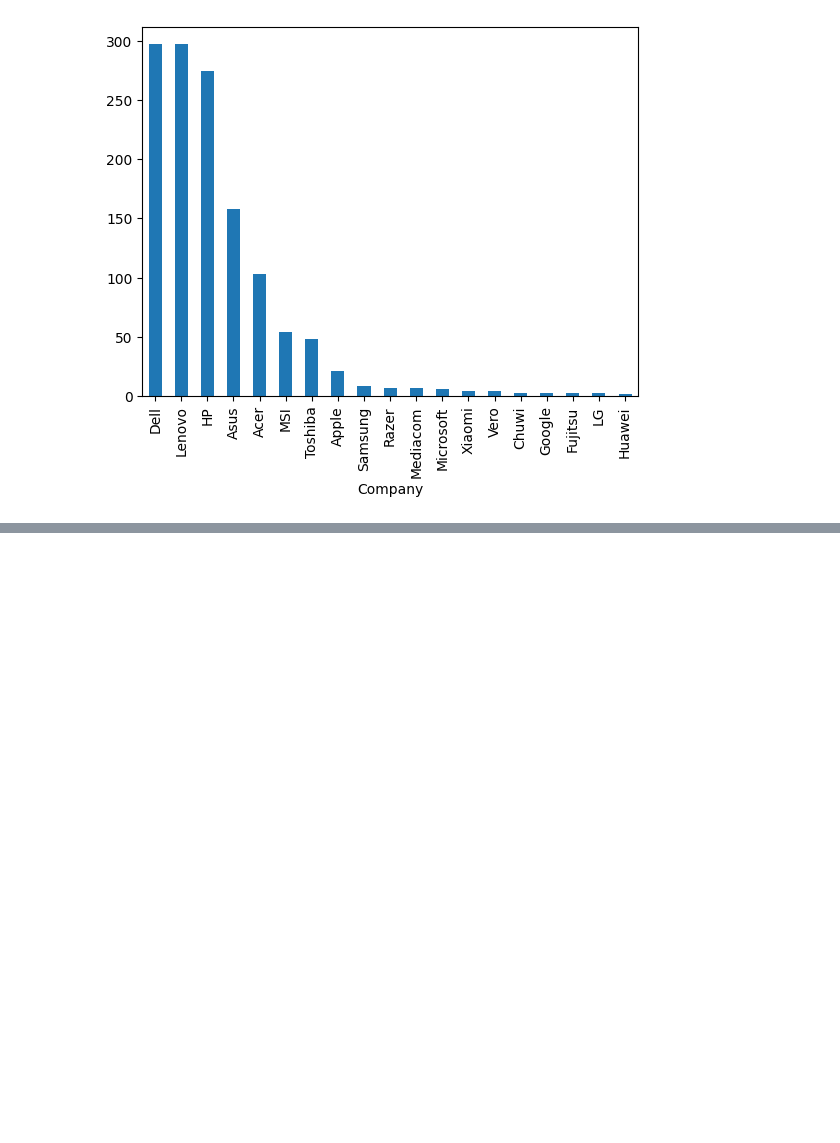
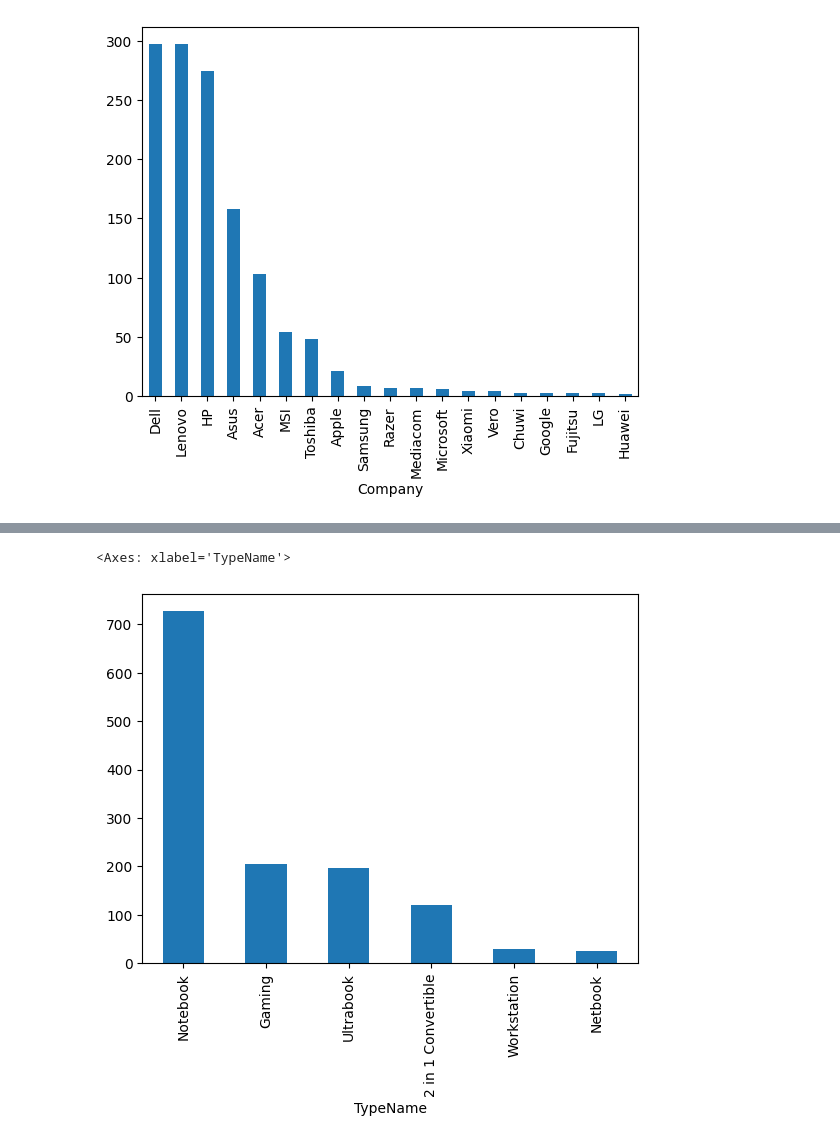
Before and after one commit to viveena30/laptop_price_prediction, a Jupyter notebook: laptop_price_prediction.ipynb, the cells around one changed output, grey strips where cells are left out. Drawn from its saved outputs; the diff is of its cells as text; code cells hidden in the pictures; blank space fills up the shorter version.

```diff
--- a/laptop_price_prediction.ipynb
+++ b/laptop_price_prediction.ipynb
@@ -133,0 +134,5 @@ plt.show()
+# %%
+df['TypeName'].value_counts().plot(kind='bar')
+# %% [output]
+<Axes: xlabel='TypeName'>
+[figure, added]
```
Also changed, not shown: parts of 108 cells of this notebook, 2 other files.
